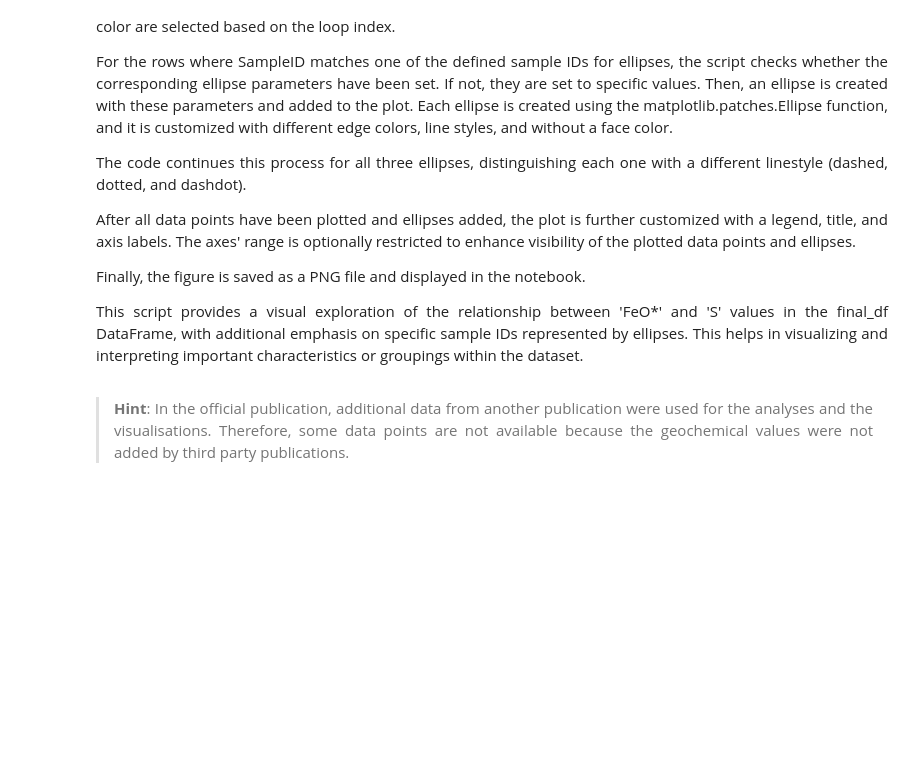
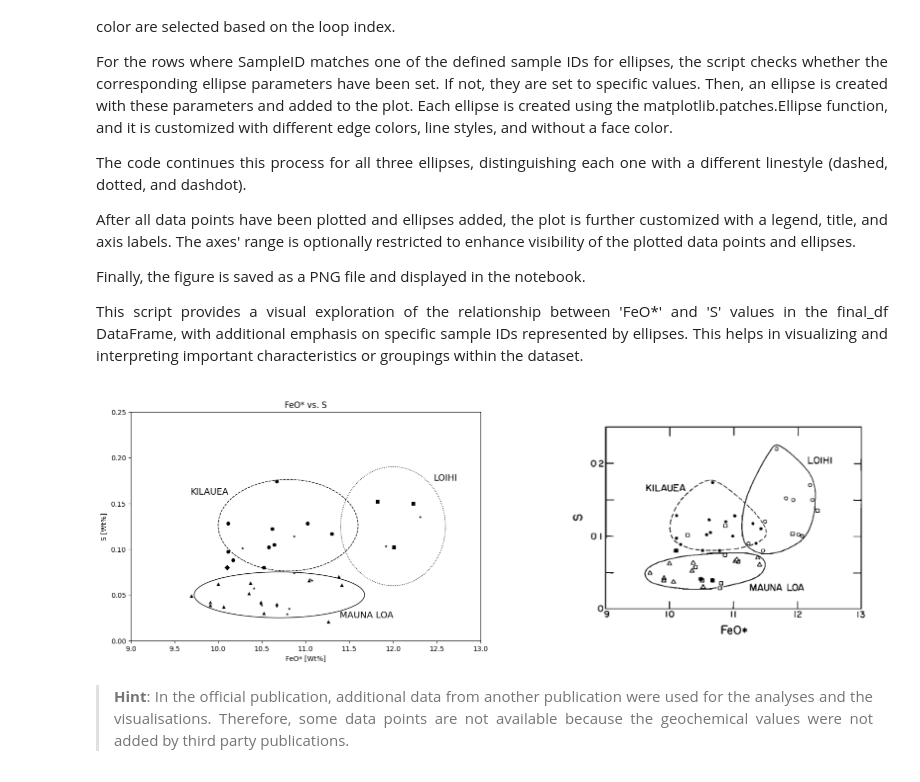
Before and after one commit to digis-georoc/Georoc_jupyter, a Jupyter notebook: Georoc_Notebook.ipynb, the cells around one changed output. Drawn from its saved outputs; the diff is of its cells as text; code cells hidden in the pictures; blank space fills up the shorter version.

```diff
--- a/Georoc_Notebook.ipynb
+++ b/Georoc_Notebook.ipynb
@@ -584,7 +698,7 @@ ellipse_params = [
 fig, axes = plt.subplots(1, 2, figsize=(20, 6))  # Adjust the figure size as needed
 
 for i in range(len(final_df_sort)):
-    sample_name = final_df_sort['SampleName'].iloc[i]
+    sample_name = final_df_sort['sampleName'].iloc[i]
     marker = get_marker(sample_name)
     sns.scatterplot(ax=axes[0],
                     x=final_df_sort['FEOT_[WT%]_[mj]'].iloc[i:i+1],
@@ -595,33 +709,35 @@ for i in range(len(final_df_sort)):
 # Create and add ellipses to the plot
 for center, width, height, angle, linestyle in ellipse_params:
     ellipse = Ellipse(center,
                       width,
                       height,
                       angle=angle,
                       edgecolor='black',
                       facecolor='none',
                       linestyle=linestyle)
     axes[0].add_patch(ellipse)
 
 axes[0].text(11.7, 0.025, 'MAUNA LOA', ha='center', fontsize=13)
 axes[0].text(9.9, 0.16, 'KILAUEA', ha='center', fontsize=13)
 axes[0].text(12.6, 0.175, 'LOIHI', ha='center', fontsize=13)
 
 axes[0].set_title("FeO* vs. S")
 axes[0].set_xlabel("FeO* [Wt%]")
 axes[0].set_ylabel("S [Wt%]")
 
 axes[0].set_xlim(9, 13)
 axes[0].set_ylim(0, 0.25)
 
 img = mpimg.imread('grafics/S_vs_FeOT_pub.png')
 
 axes[1].imshow(img, cmap='gray')
 axes[1].axis('off')  # Optionally turn off the axis for the image subplot
 
 plt.savefig('plot_FEOT_vs_S.png')
 
 plt.show()
+# %% [output]
+[figure, added]
 # %% [markdown]
 <div style="text-align: justify; max-width: 850px">
 
```
Also changed, not shown: parts of 21 cells of this notebook, 3 other files.
